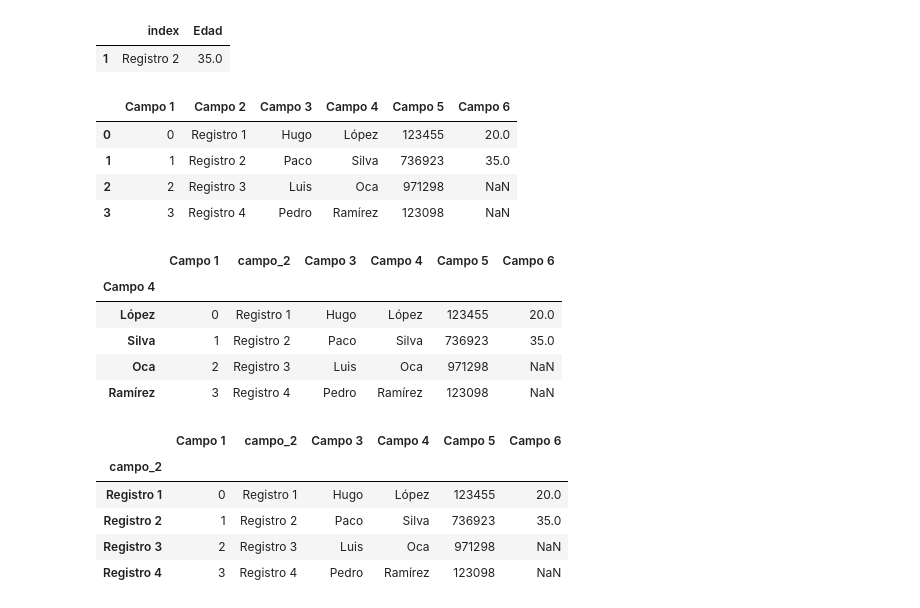
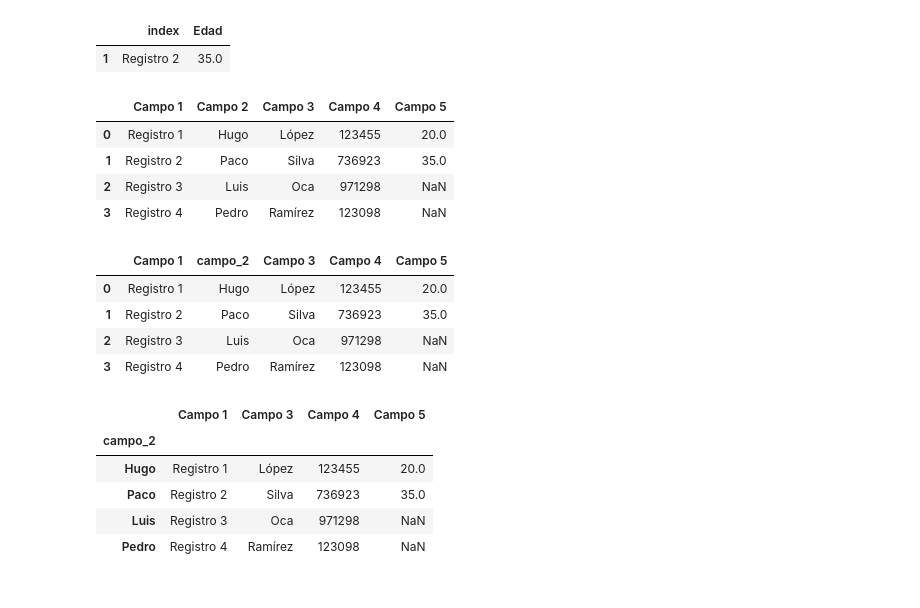
Before and after one commit to ronalLeiva/CDD_Py_2022, a Jupyter notebook: C2.4 Pandas (Introducción).ipynb, the cells around one changed output. Drawn from its saved outputs; the diff is of its cells as text; code cells hidden in the pictures.

```diff
--- a/C2.4 Pandas (Introducción).ipynb
+++ b/C2.4 Pandas (Introducción).ipynb
@@ -345,37 +351,39 @@ estudiantes[estudiantes["Edad"] > 20][["index","Edad"]]
 # %%
 # Cambiando los nombres de las columnas
 
-estudiantes.columns = ["Campo 1","Campo 2","Campo 3","Campo 4","Campo 5", "Campo 6"]
+estudiantes.columns = ["Campo 1","Campo 2","Campo 3","Campo 4","Campo 5"]
 estudiantes
 # %% [output]
-|  | Campo 1 | Campo 2 | Campo 3 | Campo 4 | Campo 5 | Campo 6 |
-| 0 | 0 | Registro 1 | Hugo | López | 123455 | 20.0 |
-| 1 | 1 | Registro 2 | Paco | Silva | 736923 | 35.0 |
-| 2 | 2 | Registro 3 | Luis | Oca | 971298 | NaN |
-| 3 | 3 | Registro 4 | Pedro | Ramírez | 123098 | NaN |
+|  | Campo 1 | Campo 2 | Campo 3 | Campo 4 | Campo 5 |
+| 0 | Registro 1 | Hugo | López | 123455 | 20.0 |
+| 1 | Registro 2 | Paco | Silva | 736923 | 35.0 |
+| 2 | Registro 3 | Luis | Oca | 971298 | NaN |
+| 3 | Registro 4 | Pedro | Ramírez | 123098 | NaN |
 # %%
 # cambiando nombre de columnas
 estudiantes.rename(columns={"Campo 2":"campo_2"}, inplace=True)
 estudiantes
 # %% [output]
-|  | Campo 1 | campo_2 | Campo 3 | Campo 4 | Campo 5 | Campo 6 |
-| Campo 4 |  |  |  |  |  |  |
-| López | 0 | Registro 1 | Hugo | López | 123455 | 20.0 |
-| Silva | 1 | Registro 2 | Paco | Silva | 736923 | 35.0 |
-| Oca | 2 | Registro 3 | Luis | Oca | 971298 | NaN |
-| Ramírez | 3 | Registro 4 | Pedro | Ramírez | 123098 | NaN |
+|  | Campo 1 | campo_2 | Campo 3 | Campo 4 | Campo 5 |
+| 0 | Registro 1 | Hugo | López | 123455 | 20.0 |
+| 1 | Registro 2 | Paco | Silva | 736923 | 35.0 |
+| 2 | Registro 3 | Luis | Oca | 971298 | NaN |
+| 3 | Registro 4 | Pedro | Ramírez | 123098 | NaN |
 # %%
 # Cambiando los nombres de las filas
 # Coloco los datos de la columna elegida como nombre de la fila
+# Elimino la columna_2 para que no este 2 veces
+
 estudiantes.index = estudiantes["campo_2"]
+estudiantes.drop(axis=1, columns="campo_2", inplace=True)
 estudiantes
 # %% [output]
-|  | Campo 1 | campo_2 | Campo 3 | Campo 4 | Campo 5 | Campo 6 |
-| campo_2 |  |  |  |  |  |  |
-| Registro 1 | 0 | Registro 1 | Hugo | López | 123455 | 20.0 |
-| Registro 2 | 1 | Registro 2 | Paco | Silva | 736923 | 35.0 |
-| Registro 3 | 2 | Registro 3 | Luis | Oca | 971298 | NaN |
-| Registro 4 | 3 | Registro 4 | Pedro | Ramírez | 123098 | NaN |
+|  | Campo 1 | Campo 3 | Campo 4 | Campo 5 |
+| campo_2 |  |  |  |  |
+| Hugo | Registro 1 | López | 123455 | 20.0 |
+| Paco | Registro 2 | Silva | 736923 | 35.0 |
+| Luis | Registro 3 | Oca | 971298 | NaN |
+| Pedro | Registro 4 | Ramírez | 123098 | NaN |
 # %%
 # Agregado de una fila
 
```
Also changed, not shown: parts of 27 cells of this notebook.
